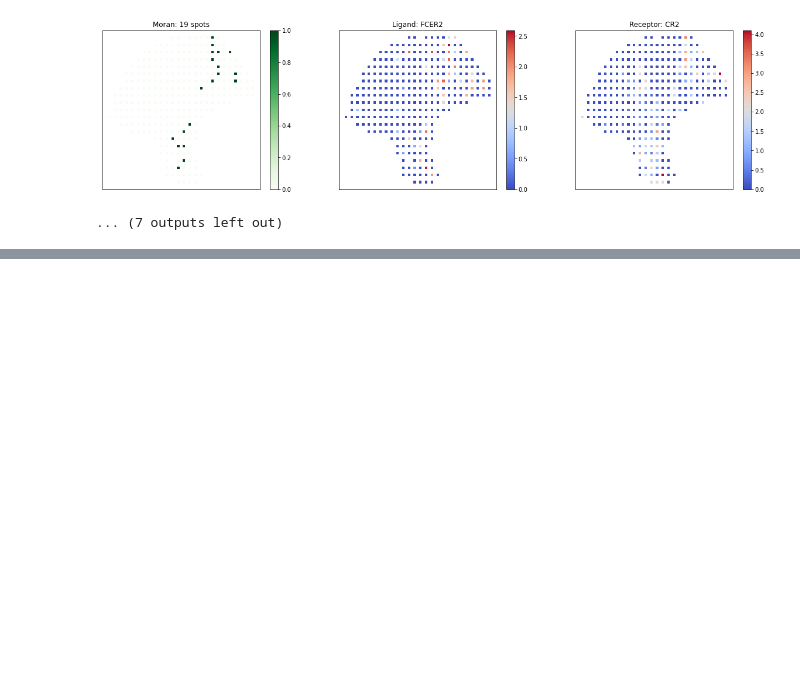
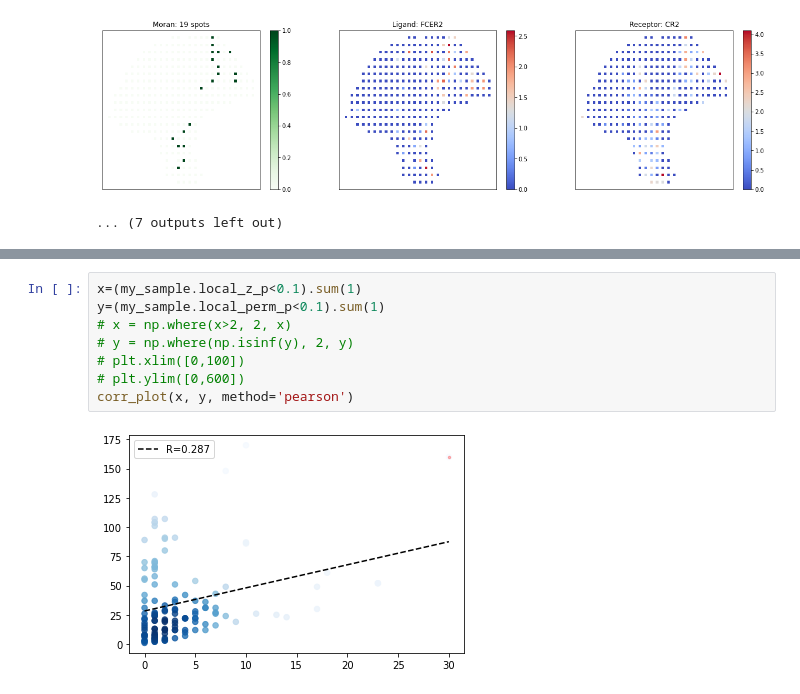
Before and after one commit to StatBiomed/SpatialDM, a Jupyter notebook: tutorial/melanoma.ipynb, the cells around one changed output, grey strips where cells are left out. Cells and saved outputs as stored; diff of their text form; blank space fills up the shorter version.

```diff
--- a/tutorial/melanoma.ipynb
+++ b/tutorial/melanoma.ipynb
@@ -162,0 +159,10 @@ plot_pairs(my_sample, dic['Pattern_2'])
+# %%
+x=(my_sample.local_z_p<0.1).sum(1)
+y=(my_sample.local_perm_p<0.1).sum(1)
+# x = np.where(x>2, 2, x)
+# y = np.where(np.isinf(y), 2, y)
+# plt.xlim([0,100])
+# plt.ylim([0,600])
+corr_plot(x, y, method='pearson')
+# %% [output]
+[figure, added]
```
Also changed, not shown: parts of 18 cells of this notebook, 10 other files.
